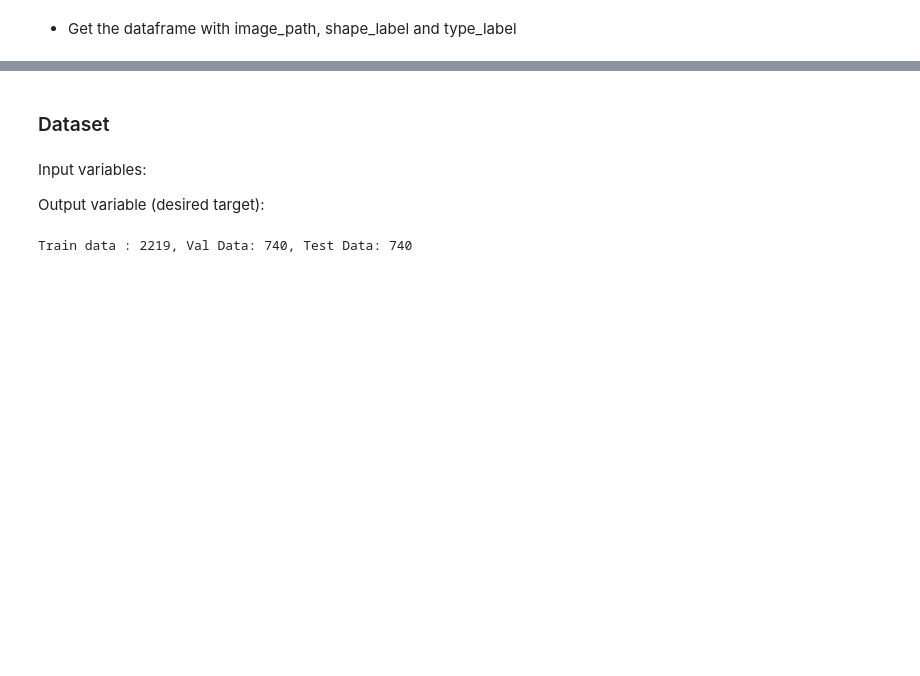
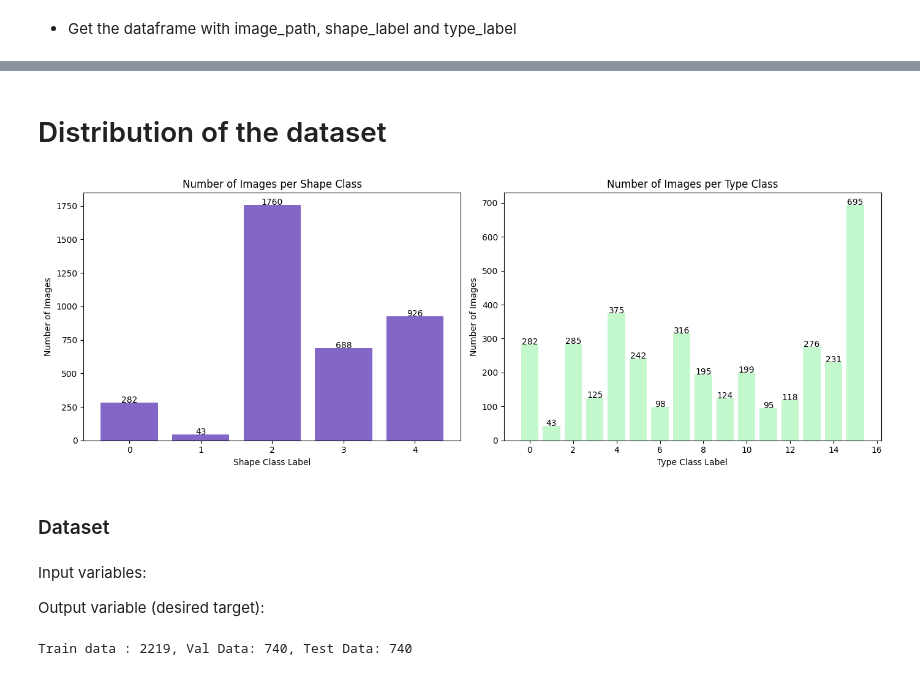
Before and after one commit to BenjapornW/Road-Traffic-Signs-Image-Classification-using-a-Neural-Network, a Jupyter notebook: s3959666_s3961136.ipynb, the cells around one changed output, grey strips where cells are left out. Cells and saved outputs as stored; diff of their text form; code cells hidden in the pictures; blank space fills up the shorter version.

```diff
--- a/s3959666_s3961136.ipynb
+++ b/s3959666_s3961136.ipynb
@@ -105,4 +131,36 @@ df
 3699 rows × 3 columns
+# %% [markdown]
+# Distribution of the dataset
+# %%
+# Calculate the count of each class label for shape and type
+shape_counts = df['shape_label'].value_counts().sort_index()
+type_counts = df['type_label'].value_counts().sort_index()
+
+# Plotting the results
+import matplotlib.pyplot as plt
+
+fig, axes = plt.subplots(nrows=1, ncols=2, figsize=(14, 5))
+
+# Bar chart for shape labels
+axes[0].bar(shape_counts.index, shape_counts.values, color='#8367c7')
+axes[0].set_title('Number of Images per Shape Class')
+axes[0].set_xlabel('Shape Class Label')
+axes[0].set_ylabel('Number of Images')
+for index, value in enumerate(shape_counts.values):
+    axes[0].text(index, value, str(value), ha='center')
+
+# Bar chart for type labels
+axes[1].bar(type_counts.index, type_counts.values, color='#C2F8CB')
+axes[1].set_title('Number of Images per Type Class')
+axes[1].set_xlabel('Type Class Label')
+axes[1].set_ylabel('Number of Images')
+for index, value in enumerate(type_counts.values):
+    axes[1].text(index, value, str(value), ha='center')
+
+plt.tight_layout()
+plt.show()
+# %% [output]
+[figure, added]
 # %% [markdown]
 ### Dataset
 # %% [markdown]
```
Also changed, not shown: parts of 12 cells of this notebook.
